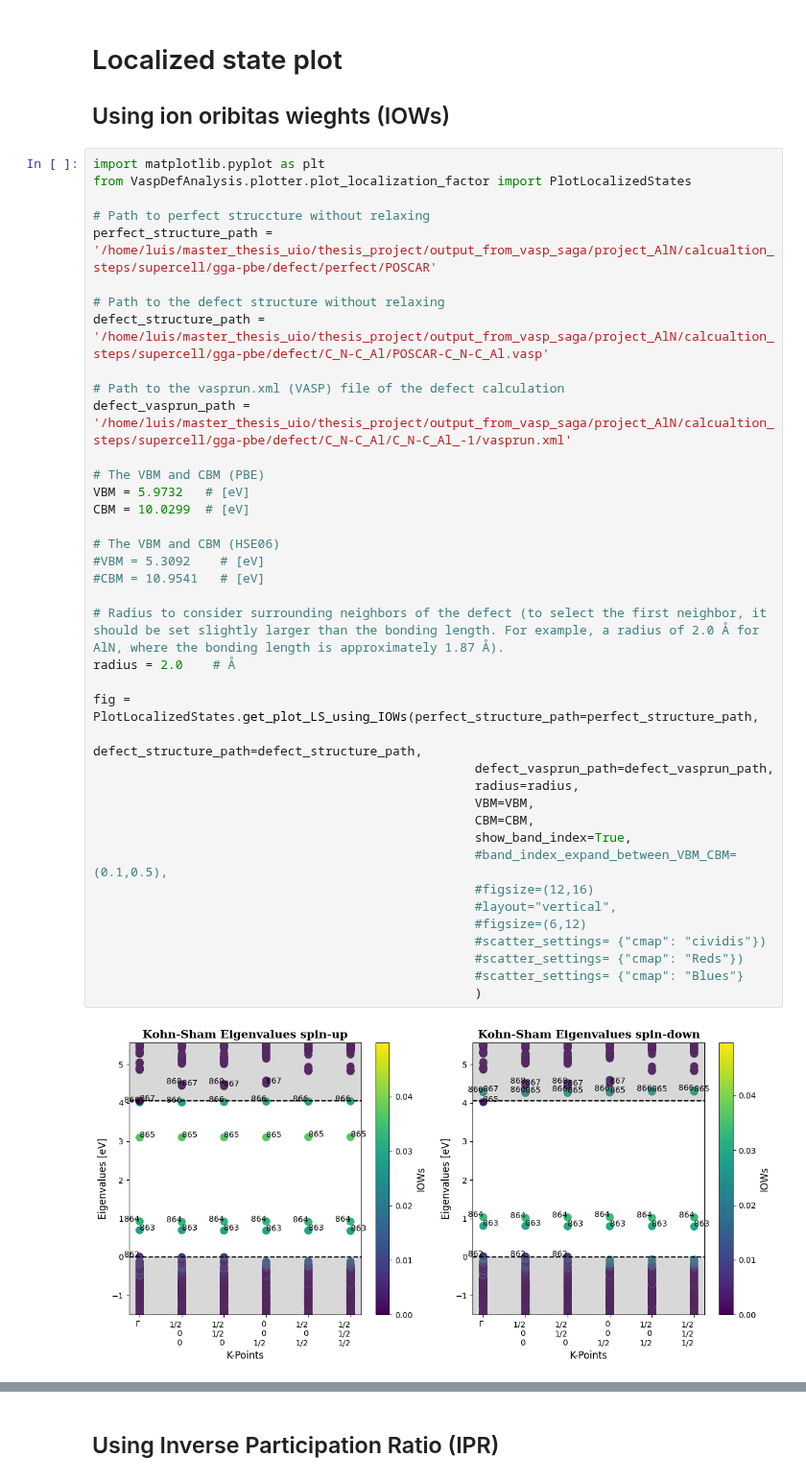
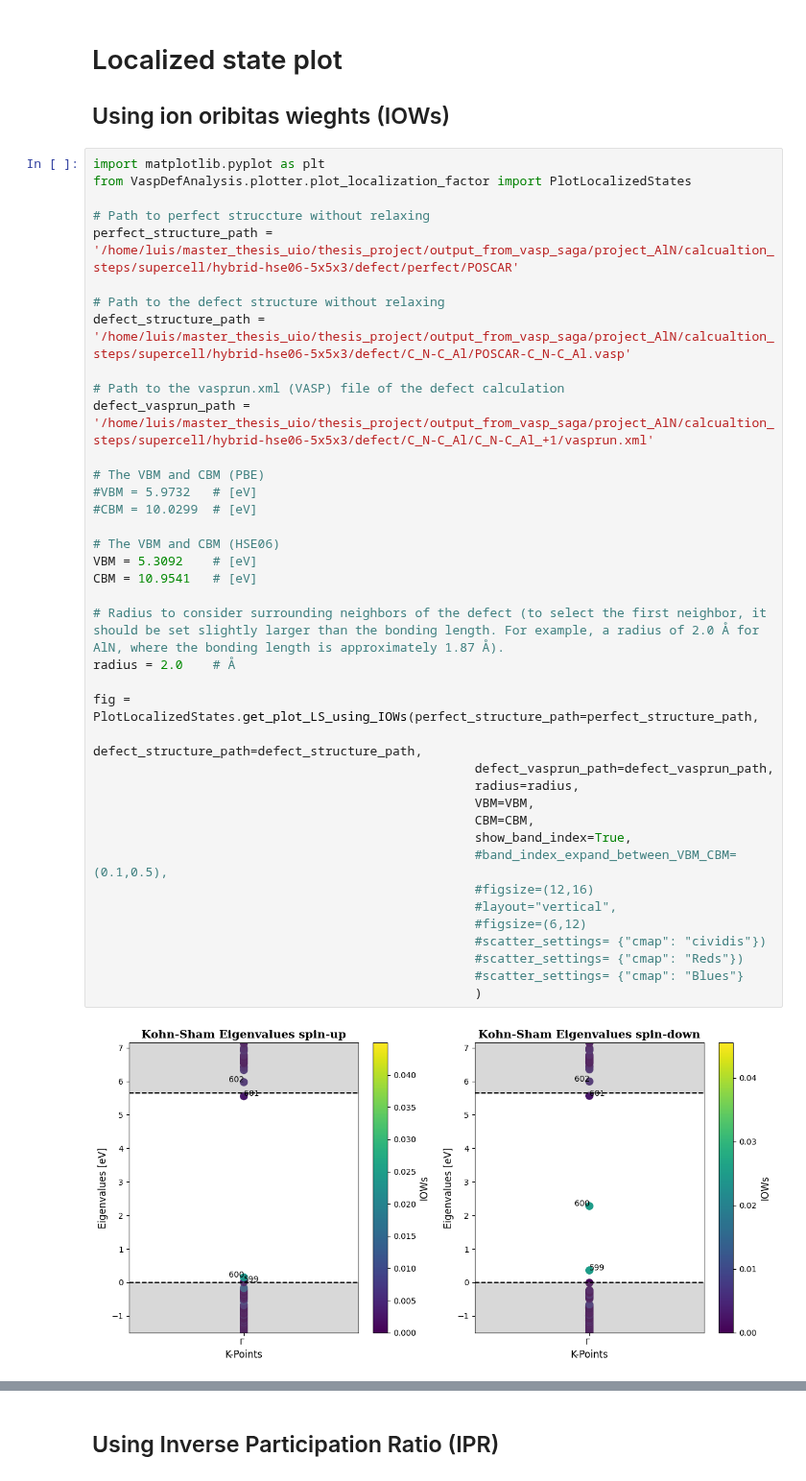
Before and after one commit to Luisrj14/VaspDefAnalysis, a Jupyter notebook: notebook/plot_localized_state.ipynb, the cells around one changed output, grey strips where cells are left out. Shown at 96% size. Saved outputs shown, nothing was run; the diff lists cells and outputs as text.

```diff
--- a/notebook/plot_localized_state.ipynb
+++ b/notebook/plot_localized_state.ipynb
@@ -7,42 +7,42 @@ import matplotlib.pyplot as plt
 from VaspDefAnalysis.plotter.plot_localization_factor import PlotLocalizedStates
 
 # Path to perfect struccture without relaxing
-perfect_structure_path =  '/home/luis/master_thesis_uio/thesis_project/output_from_vasp_saga/project_AlN/calcualtion_steps/supercell/gga-pbe/defect/perfect/POSCAR'
+perfect_structure_path =  '/home/luis/master_thesis_uio/thesis_project/output_from_vasp_saga/project_AlN/calcualtion_steps/supercell/hybrid-hse06-5x5x3/defect/perfect/POSCAR'
 
 # Path to the defect structure without relaxing
-defect_structure_path = '/home/luis/master_thesis_uio/thesis_project/output_from_vasp_saga/project_AlN/calcualtion_steps/supercell/gga-pbe/defect/C_N-C_Al/POSCAR-C_N-C_Al.vasp'
+defect_structure_path = '/home/luis/master_thesis_uio/thesis_project/output_from_vasp_saga/project_AlN/calcualtion_steps/supercell/hybrid-hse06-5x5x3/defect/C_N-C_Al/POSCAR-C_N-C_Al.vasp'
 
 # Path to the vasprun.xml (VASP) file of the defect calculation
-defect_vasprun_path = '/home/luis/master_thesis_uio/thesis_project/output_from_vasp_saga/project_AlN/calcualtion_steps/supercell/gga-pbe/defect/C_N-C_Al/C_N-C_Al_-1/vasprun.xml'
+defect_vasprun_path = '/home/luis/master_thesis_uio/thesis_project/output_from_vasp_saga/project_AlN/calcualtion_steps/supercell/hybrid-hse06-5x5x3/defect/C_N-C_Al/C_N-C_Al_+1/vasprun.xml'
 
 # The VBM and CBM (PBE)
-VBM = 5.9732   # [eV]
-CBM = 10.0299  # [eV]
+#VBM = 5.9732   # [eV]
+#CBM = 10.0299  # [eV]
 
 # The VBM and CBM (HSE06)
-#VBM = 5.3092    # [eV]
-#CBM = 10.9541   # [eV]
+VBM = 5.3092    # [eV]
+CBM = 10.9541   # [eV]
 
 # Radius to consider surrounding neighbors of the defect (to select the first neighbor, it should be set slightly larger than the bonding length. For example, a radius of 2.0 Å for AlN, where the bonding length is approximately 1.87 Å).
 radius = 2.0    # Å
 
 fig = PlotLocalizedStates.get_plot_LS_using_IOWs(perfect_structure_path=perfect_structure_path,
                                                    defect_structure_path=defect_structure_path,
                                                    defect_vasprun_path=defect_vasprun_path,
                                                    radius=radius,
                                                    VBM=VBM,
                                                    CBM=CBM,
                                                    show_band_index=True,
                                                    #band_index_expand_between_VBM_CBM=(0.1,0.5),
                                                    #figsize=(12,16)
                                                    #layout="vertical",
                                                    #figsize=(6,12)
                                                    #scatter_settings= {"cmap": "cividis"})
                                                    #scatter_settings= {"cmap": "Reds"})
                                                    #scatter_settings= {"cmap": "Blues"}
                                                    )
 # %% [output]
-[figure, old version]
+[figure, new version]
 # %%
 import os
 import matplotlib.pyplot as plt
```
Also changed, not shown: parts of 2 cells of this notebook, 1 other file.
